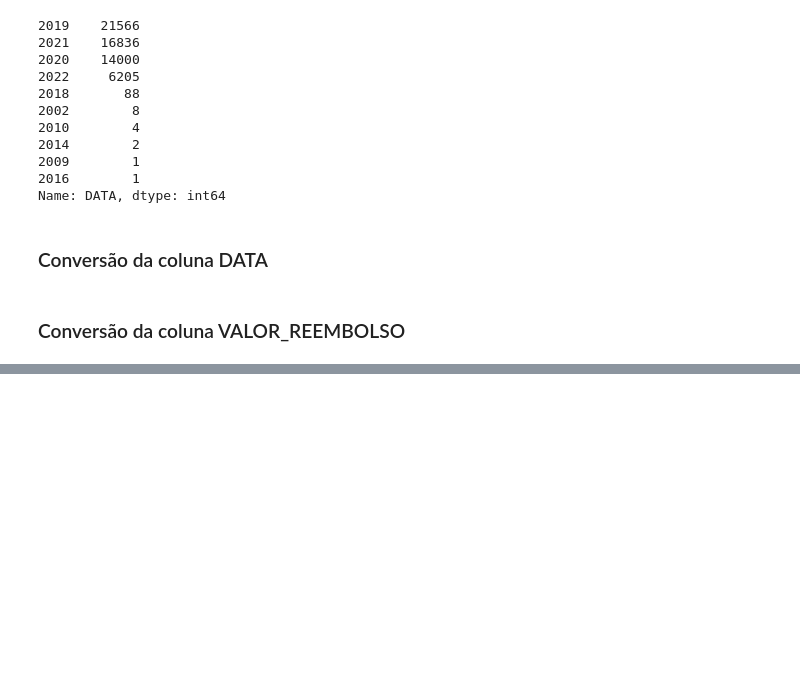
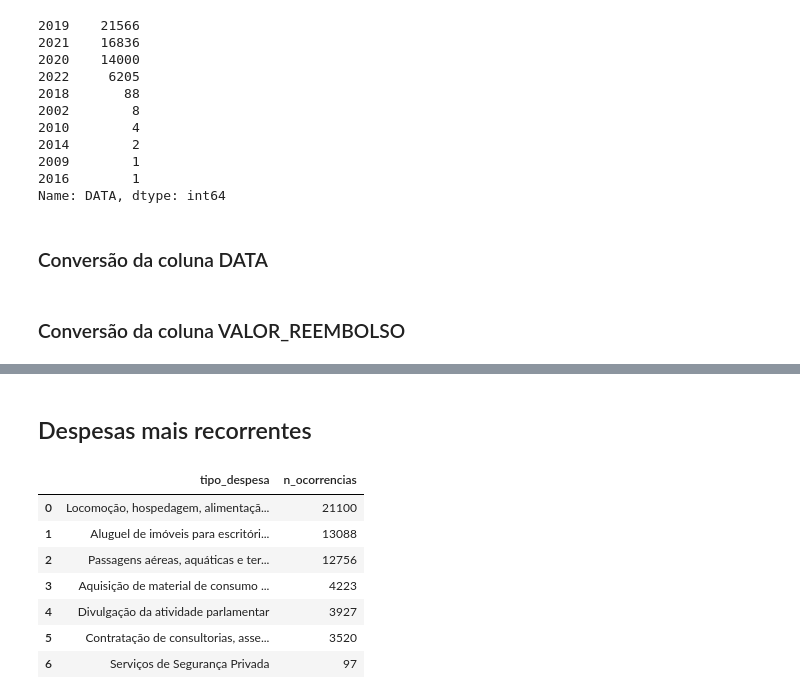
Before and after one commit to Tathy/Pesquisa-reembolsos-CEAPS, a Jupyter notebook: Pesquisa_sobre_dados_do_CEAPS.ipynb, the cells around one changed output, grey strips where cells are left out. Saved outputs shown, nothing was run; the diff lists cells and outputs as text; code cells hidden in the pictures; blank space fills up the shorter version.

```diff
--- a/Pesquisa_sobre_dados_do_CEAPS.ipynb
+++ b/Pesquisa_sobre_dados_do_CEAPS.ipynb
@@ -263,0 +269,15 @@ memory usage: 5.4+ MB
+# %% [markdown]
+## Despesas mais recorrentes
+# %%
+recorrencia_despesas = pd.DataFrame(data = [recorrencia_despesas.index, recorrencia_despesas.values])
+recorrencia_despesas = recorrencia_despesas.T.rename(columns = {0:'tipo_despesa', 1:'n_ocorrencias'})
+recorrencia_despesas
+# %% [output]
+|  | tipo_despesa | n_ocorrencias |
+| 0 | Locomoção, hospedagem, alimentaçã... | 21100 |
+| 1 | Aluguel de imóveis para escritóri... | 13088 |
+| 2 | Passagens aéreas, aquáticas e ter... | 12756 |
+| 3 | Aquisição de material de consumo ... | 4223 |
+| 4 | Divulgação da atividade parlamentar | 3927 |
+| 5 | Contratação de consultorias, asse... | 3520 |
+| 6 | Serviços de Segurança Privada | 97 |
```
Also changed, not shown: parts of 11 cells of this notebook.
